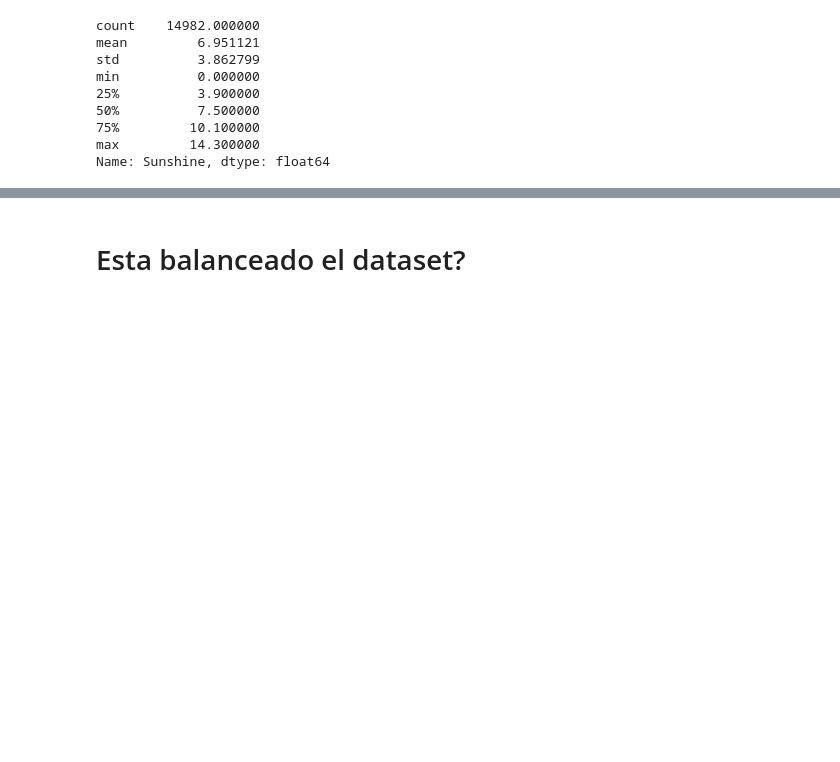
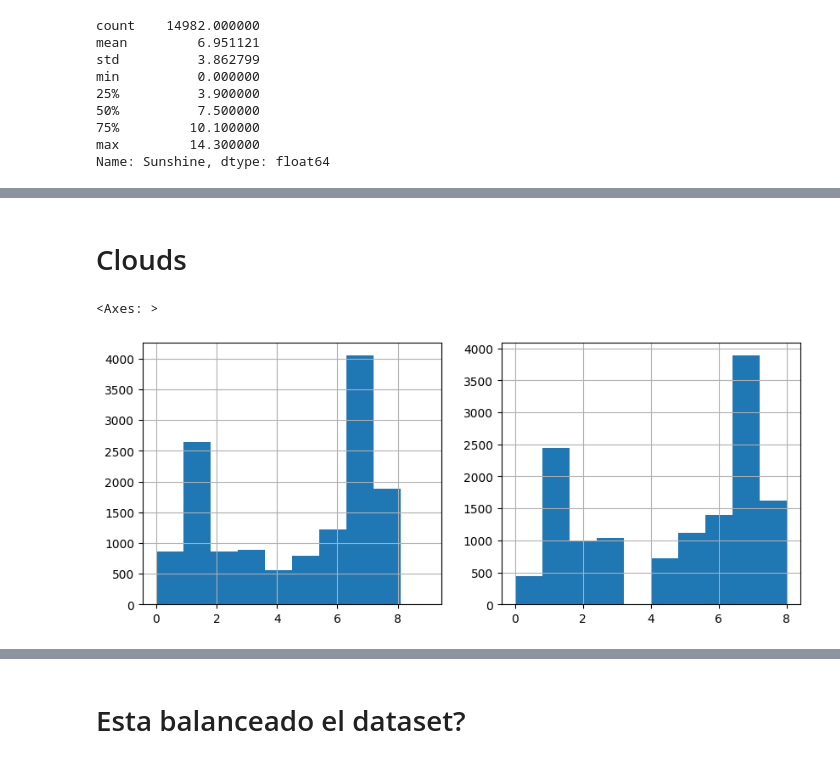
Before and after one commit to Nameless-86/AA1-TUIA-Petetta, a Jupyter notebook: eda.ipynb, the cells around one changed output, grey strips where cells are left out. Cells and saved outputs as stored; diff of their text form; code cells hidden in the pictures; blank space fills up the shorter version.

```diff
--- a/eda.ipynb
+++ b/eda.ipynb
@@ -344,0 +366,12 @@ sns.boxplot(dataframe_regresion[['Sunshine']])
+# %% [markdown]
+# Clouds
+# %%
+plt.figure(figsize=(10,4))
+
+plt.subplot(121)
+dataframe_regresion['Cloud9am'].hist(bins=10)
+plt.subplot(122)
+dataframe_regresion['Cloud3pm'].hist(bins=10)
+# %% [output]
+<Axes: >
+[figure, added]
```
Also changed, not shown: parts of 17 cells of this notebook.
